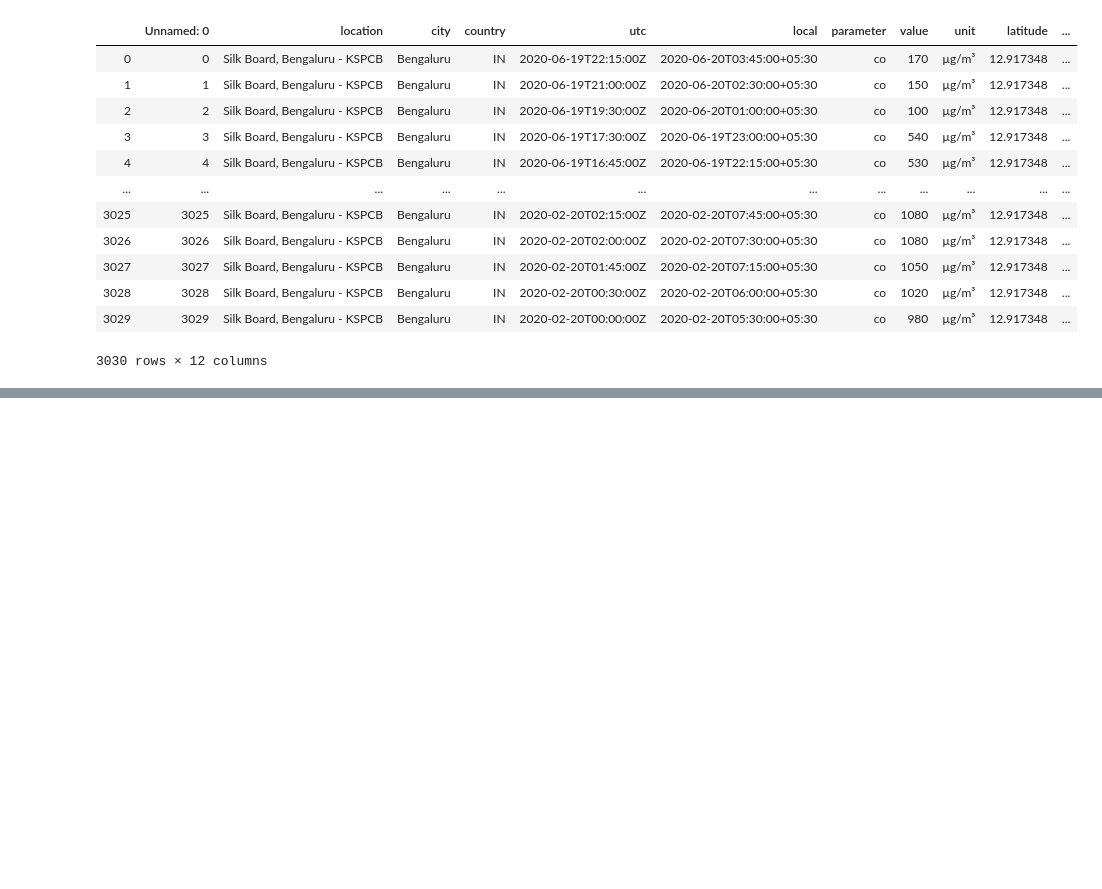
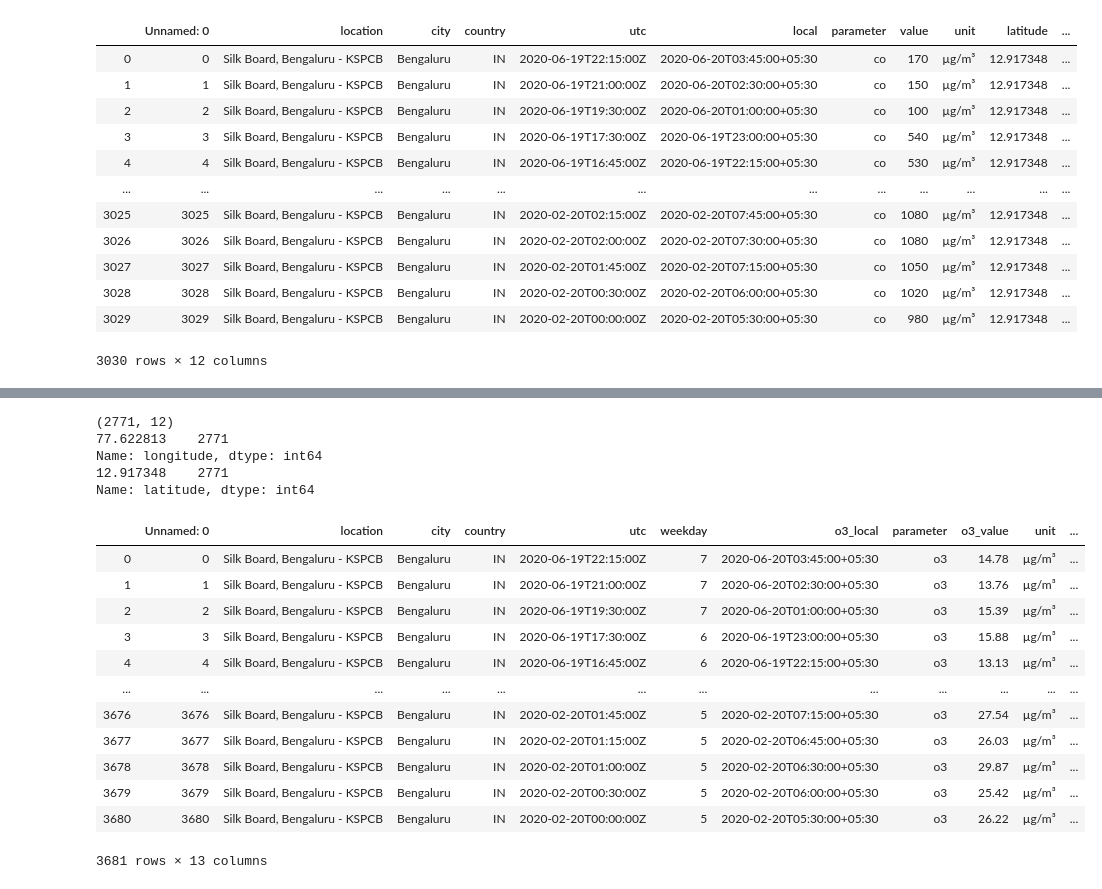
Before and after one commit to somya-create/Banglore_Air_Pollution_Analysis, a Jupyter notebook: banglore_Air_Pollution.ipynb, the cells around one changed output, grey strips where cells are left out. Drawn from its saved outputs; the diff is of its cells as text; code cells hidden in the pictures; blank space fills up the shorter version.

```diff
--- a/banglore_Air_Pollution.ipynb
+++ b/banglore_Air_Pollution.ipynb
@@ -58,0 +147,27 @@ pm25.shape
+# %%
+print(so2.shape)
+print(so2.longitude.value_counts())
+print(so2.latitude.value_counts())
+# %% [output]
+(2771, 12)
+77.622813    2771
+Name: longitude, dtype: int64
+12.917348    2771
+Name: latitude, dtype: int64
+# %%
+o3 = o3.rename(columns = {"value":"o3_value","local":"o3_local"})
+o3
+# %% [output]
+|  | Unnamed: 0 | location | city | country | utc | weekday | o3_local | parameter | o3_value | unit | ... |
+| 0 | 0 | Silk Board, Bengaluru - KSPCB | Bengaluru | IN | 2020-06-19T22:15:00Z | 7 | 2020-06-20T03:45:00+05:30 | o3 | 14.78 | µg/m³ | ... |
+| 1 | 1 | Silk Board, Bengaluru - KSPCB | Bengaluru | IN | 2020-06-19T21:00:00Z | 7 | 2020-06-20T02:30:00+05:30 | o3 | 13.76 | µg/m³ | ... |
+| 2 | 2 | Silk Board, Bengaluru - KSPCB | Bengaluru | IN | 2020-06-19T19:30:00Z | 7 | 2020-06-20T01:00:00+05:30 | o3 | 15.39 | µg/m³ | ... |
+| 3 | 3 | Silk Board, Bengaluru - KSPCB | Bengaluru | IN | 2020-06-19T17:30:00Z | 6 | 2020-06-19T23:00:00+05:30 | o3 | 15.88 | µg/m³ | ... |
+| 4 | 4 | Silk Board, Bengaluru - KSPCB | Bengaluru | IN | 2020-06-19T16:45:00Z | 6 | 2020-06-19T22:15:00+05:30 | o3 | 13.13 | µg/m³ | ... |
+| ... | ... | ... | ... | ... | ... | ... | ... | ... | ... | ... | ... |
+| 3676 | 3676 | Silk Board, Bengaluru - KSPCB | Bengaluru | IN | 2020-02-20T01:45:00Z | 5 | 2020-02-20T07:15:00+05:30 | o3 | 27.54 | µg/m³ | ... |
+| 3677 | 3677 | Silk Board, Bengaluru - KSPCB | Bengaluru | IN | 2020-02-20T01:15:00Z | 5 | 2020-02-20T06:45:00+05:30 | o3 | 26.03 | µg/m³ | ... |
+| 3678 | 3678 | Silk Board, Bengaluru - KSPCB | Bengaluru | IN | 2020-02-20T01:00:00Z | 5 | 2020-02-20T06:30:00+05:30 | o3 | 29.87 | µg/m³ | ... |
+| 3679 | 3679 | Silk Board, Bengaluru - KSPCB | Bengaluru | IN | 2020-02-20T00:30:00Z | 5 | 2020-02-20T06:00:00+05:30 | o3 | 25.42 | µg/m³ | ... |
+| 3680 | 3680 | Silk Board, Bengaluru - KSPCB | Bengaluru | IN | 2020-02-20T00:00:00Z | 5 | 2020-02-20T05:30:00+05:30 | o3 | 26.22 | µg/m³ | ... |
+3681 rows × 13 columns
```
Also changed, not shown: parts of 30 cells of this notebook.
